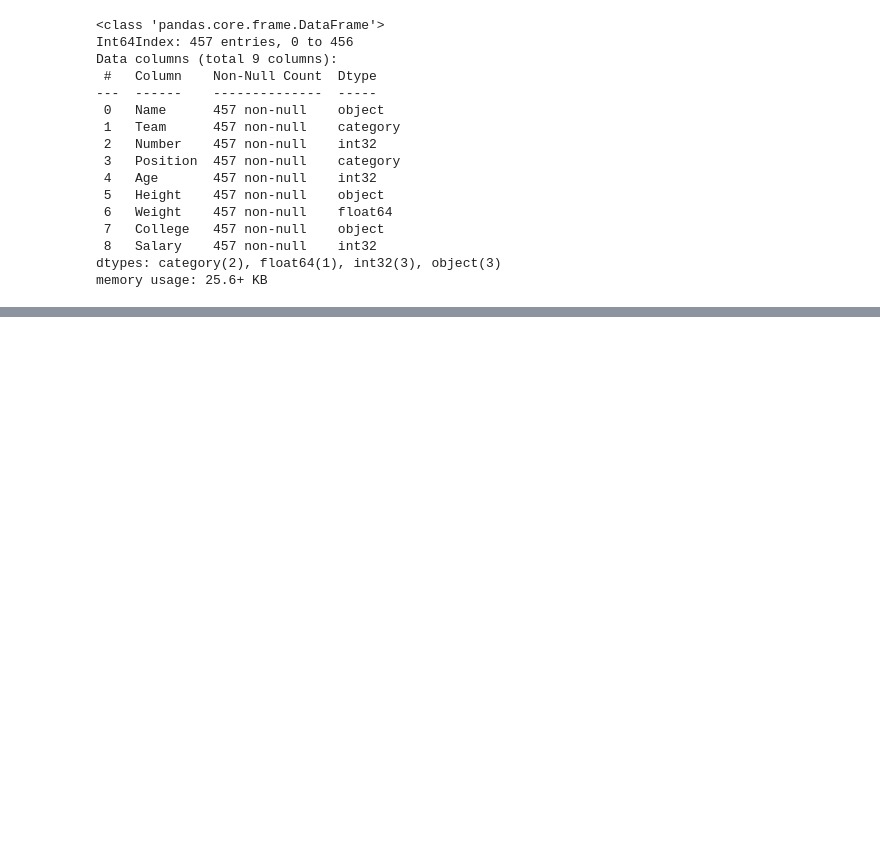
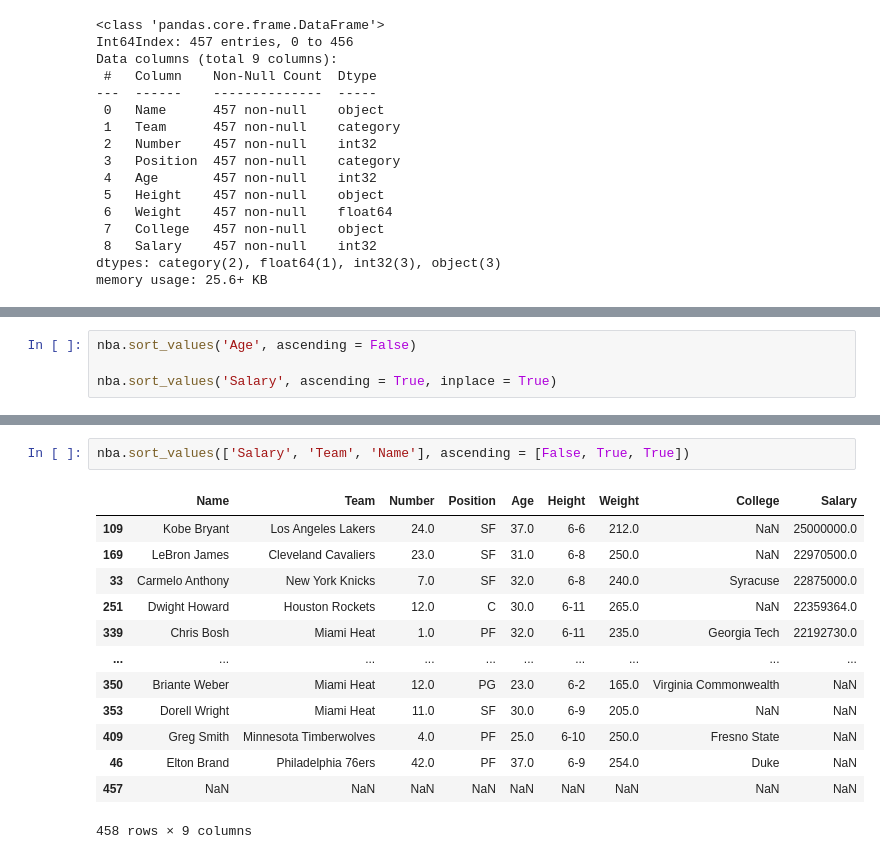
Before and after one commit to nikolay-rudenko/pandas_edu, a Jupyter notebook: pandas_course/DataFrame.ipynb, the cells around one changed output, grey strips where cells are left out. Saved outputs shown, nothing was run; the diff lists cells and outputs as text; blank space fills up the shorter version.

```diff
--- a/pandas_course/DataFrame.ipynb
+++ b/pandas_course/DataFrame.ipynb
@@ -653,0 +656,4 @@ memory usage: 25.6+ KB
+# %%
+nba.sort_values('Age', ascending = False)
+
+nba.sort_values('Salary', ascending = True, inplace = True)
@@ -653,0 +683,16 @@ memory usage: 25.6+ KB
+# %%
+nba.sort_values(['Salary', 'Team', 'Name'], ascending = [False, True, True])
+# %% [output]
+|  | Name | Team | Number | Position | Age | Height | Weight | College | Salary |
+| 109 | Kobe Bryant | Los Angeles Lakers | 24.0 | SF | 37.0 | 6-6 | 212.0 | NaN | 25000000.0 |
+| 169 | LeBron James | Cleveland Cavaliers | 23.0 | SF | 31.0 | 6-8 | 250.0 | NaN | 22970500.0 |
+| 33 | Carmelo Anthony | New York Knicks | 7.0 | SF | 32.0 | 6-8 | 240.0 | Syracuse | 22875000.0 |
+| 251 | Dwight Howard | Houston Rockets | 12.0 | C | 30.0 | 6-11 | 265.0 | NaN | 22359364.0 |
+| 339 | Chris Bosh | Miami Heat | 1.0 | PF | 32.0 | 6-11 | 235.0 | Georgia Tech | 22192730.0 |
+| ... | ... | ... | ... | ... | ... | ... | ... | ... | ... |
+| 350 | Briante Weber | Miami Heat | 12.0 | PG | 23.0 | 6-2 | 165.0 | Virginia Commonwealth | NaN |
+| 353 | Dorell Wright | Miami Heat | 11.0 | SF | 30.0 | 6-9 | 205.0 | NaN | NaN |
+| 409 | Greg Smith | Minnesota Timberwolves | 4.0 | PF | 25.0 | 6-10 | 250.0 | Fresno State | NaN |
+| 46 | Elton Brand | Philadelphia 76ers | 42.0 | PF | 37.0 | 6-9 | 254.0 | Duke | NaN |
+| 457 | NaN | NaN | NaN | NaN | NaN | NaN | NaN | NaN | NaN |
+458 rows × 9 columns
```
Also changed, not shown: parts of 4 cells of this notebook.
